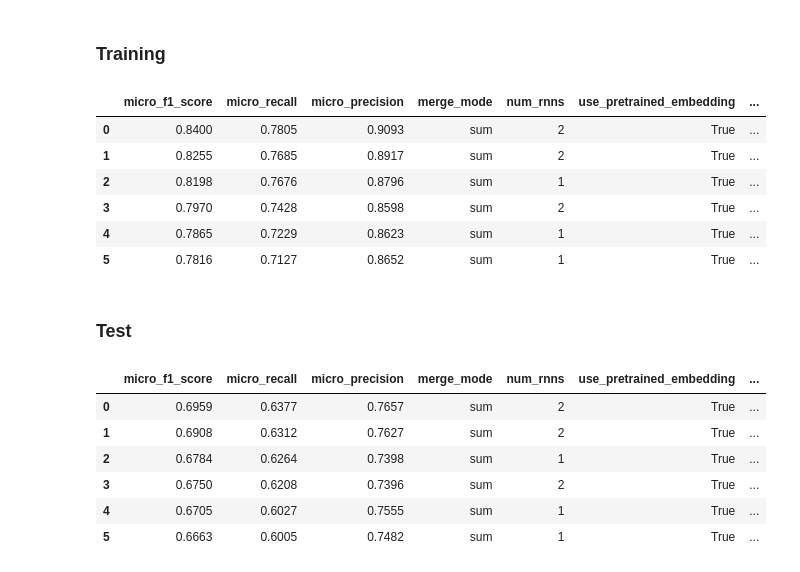
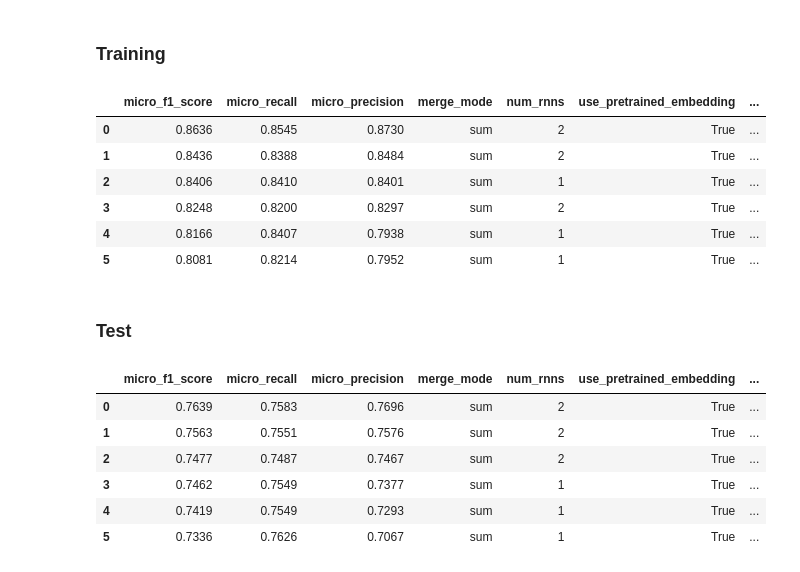
Before and after one commit to simonhughes22/PythonNlpResearch, a Jupyter notebook: notebooks/Mongo Queries/Query Causal Relation Results.ipynb, the cells around one changed output. Saved outputs shown, nothing was run; the diff lists cells and outputs as text; code cells hidden in the pictures.

```diff
--- a/notebooks/Mongo Queries/Query Causal Relation Results.ipynb
+++ b/notebooks/Mongo Queries/Query Causal Relation Results.ipynb
@@ -212,26 +210,26 @@ round_data(df,4)
 # %% [markdown]
 ### Training
 # %%
-df = get_df_sorted_by_f1score("CR_SC_TAGGING_TD_COMMON_TAG", params)
+df = get_df_sorted_by_f1score("CR_SC_TAGGING_TD_MOST_COMMON_TAG_RNN", params)
 round_data(df,4)
 # %% [output]
 |  | micro_f1_score | micro_recall | micro_precision | merge_mode | num_rnns | use_pretrained_embedding | ... |
-| 0 | 0.8400 | 0.7805 | 0.9093 | sum | 2 | True | ... |
-| 1 | 0.8255 | 0.7685 | 0.8917 | sum | 2 | True | ... |
-| 2 | 0.8198 | 0.7676 | 0.8796 | sum | 1 | True | ... |
-| 3 | 0.7970 | 0.7428 | 0.8598 | sum | 2 | True | ... |
-| 4 | 0.7865 | 0.7229 | 0.8623 | sum | 1 | True | ... |
-| 5 | 0.7816 | 0.7127 | 0.8652 | sum | 1 | True | ... |
+| 0 | 0.8636 | 0.8545 | 0.8730 | sum | 2 | True | ... |
+| 1 | 0.8436 | 0.8388 | 0.8484 | sum | 2 | True | ... |
+| 2 | 0.8406 | 0.8410 | 0.8401 | sum | 1 | True | ... |
+| 3 | 0.8248 | 0.8200 | 0.8297 | sum | 2 | True | ... |
+| 4 | 0.8166 | 0.8407 | 0.7938 | sum | 1 | True | ... |
+| 5 | 0.8081 | 0.8214 | 0.7952 | sum | 1 | True | ... |
 # %% [markdown]
 ### Test
 # %%
-df = get_df_sorted_by_f1score("CR_SC_TAGGING_VD_COMMON_TAG", params)
+df = get_df_sorted_by_f1score("CR_SC_TAGGING_VD_MOST_COMMON_TAG_RNN", params)
 round_data(df,4)
 # %% [output]
 |  | micro_f1_score | micro_recall | micro_precision | merge_mode | num_rnns | use_pretrained_embedding | ... |
-| 0 | 0.6959 | 0.6377 | 0.7657 | sum | 2 | True | ... |
-| 1 | 0.6908 | 0.6312 | 0.7627 | sum | 2 | True | ... |
-| 2 | 0.6784 | 0.6264 | 0.7398 | sum | 1 | True | ... |
-| 3 | 0.6750 | 0.6208 | 0.7396 | sum | 2 | True | ... |
-| 4 | 0.6705 | 0.6027 | 0.7555 | sum | 1 | True | ... |
-| 5 | 0.6663 | 0.6005 | 0.7482 | sum | 1 | True | ... |
+| 0 | 0.7639 | 0.7583 | 0.7696 | sum | 2 | True | ... |
+| 1 | 0.7563 | 0.7551 | 0.7576 | sum | 2 | True | ... |
+| 2 | 0.7477 | 0.7487 | 0.7467 | sum | 2 | True | ... |
+| 3 | 0.7462 | 0.7549 | 0.7377 | sum | 1 | True | ... |
+| 4 | 0.7419 | 0.7549 | 0.7293 | sum | 1 | True | ... |
+| 5 | 0.7336 | 0.7626 | 0.7067 | sum | 1 | True | ... |
```
Also changed, not shown: parts of 7 cells of this notebook, 3 other files.
